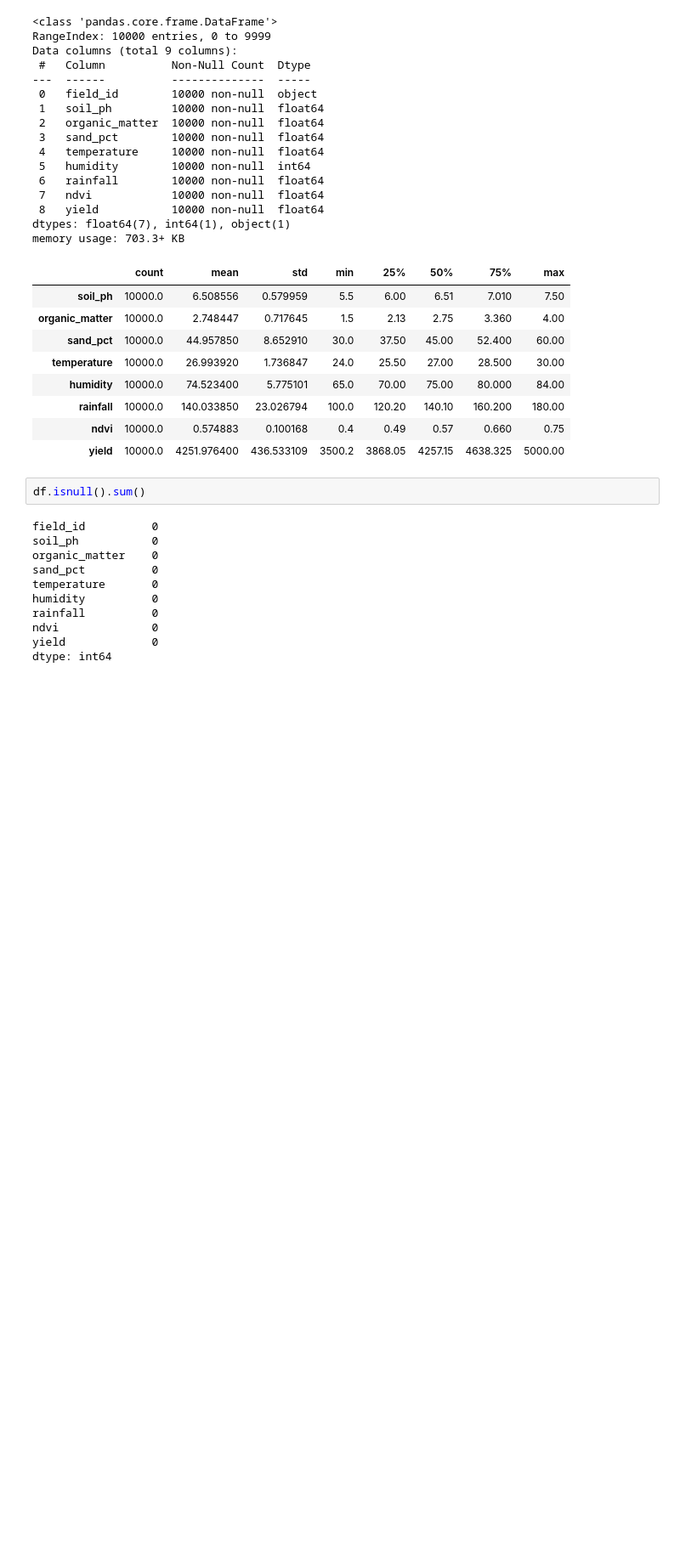
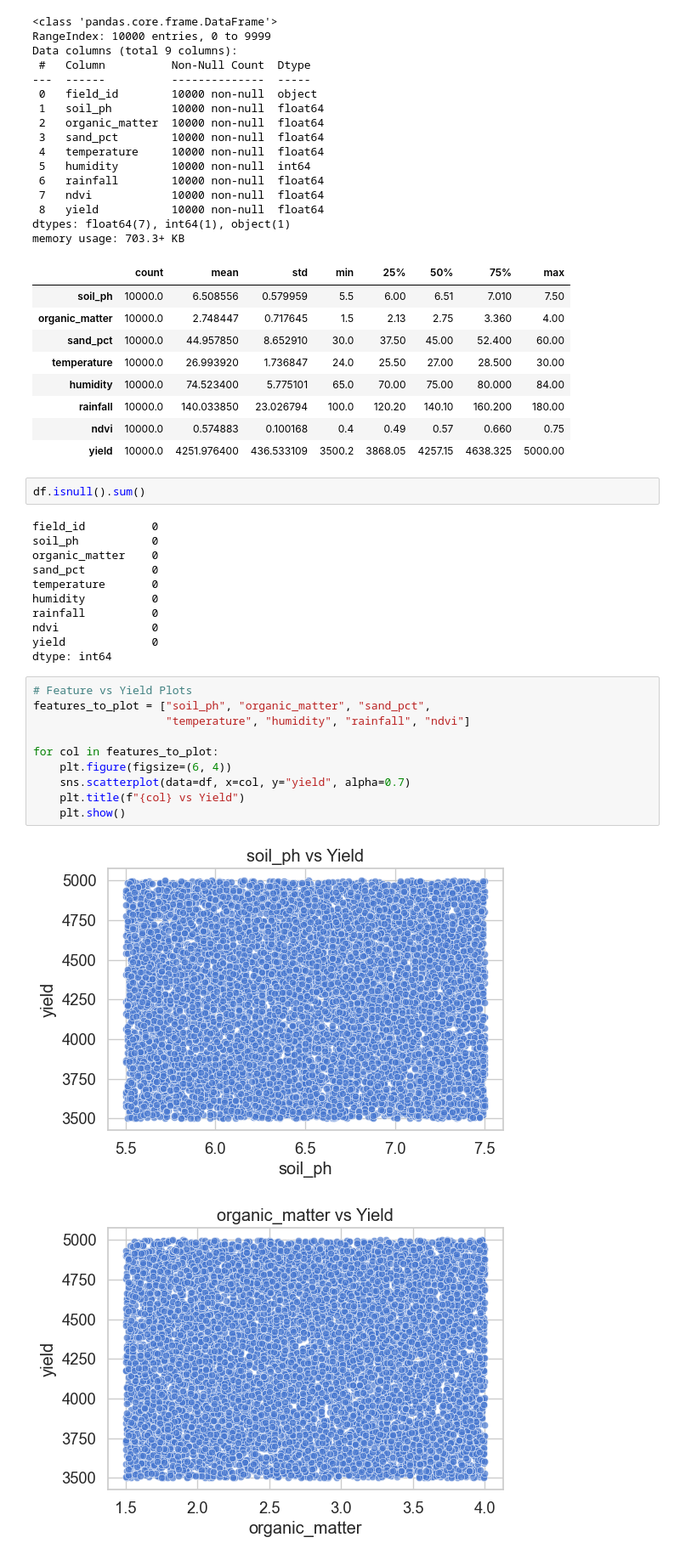
Before and after one commit to 22AmitDeo/Feild-Yeild-Estimation, a Jupyter notebook: data/notebooks/01_exploration.ipynb, the cells around one changed output. Shown at 85% size. Cells and saved outputs as stored; diff of their text form; blank space fills up the shorter version.

```diff
--- a/data/notebooks/01_exploration.ipynb
+++ b/data/notebooks/01_exploration.ipynb
@@ -65,3 +65,16 @@ rainfall          0
 ndvi              0
 yield             0
 dtype: int64
+# %%
+# Feature vs Yield Plots
+features_to_plot = ["soil_ph", "organic_matter", "sand_pct",
+                    "temperature", "humidity", "rainfall", "ndvi"]
+
+for col in features_to_plot:
+    plt.figure(figsize=(6, 4))
+    sns.scatterplot(data=df, x=col, y="yield", alpha=0.7)
+    plt.title(f"{col} vs Yield")
+    plt.show()
+# %% [output]
+[figure, added]
+[figure, added]
```
Also changed, not shown: parts of 1 cell of this notebook.
